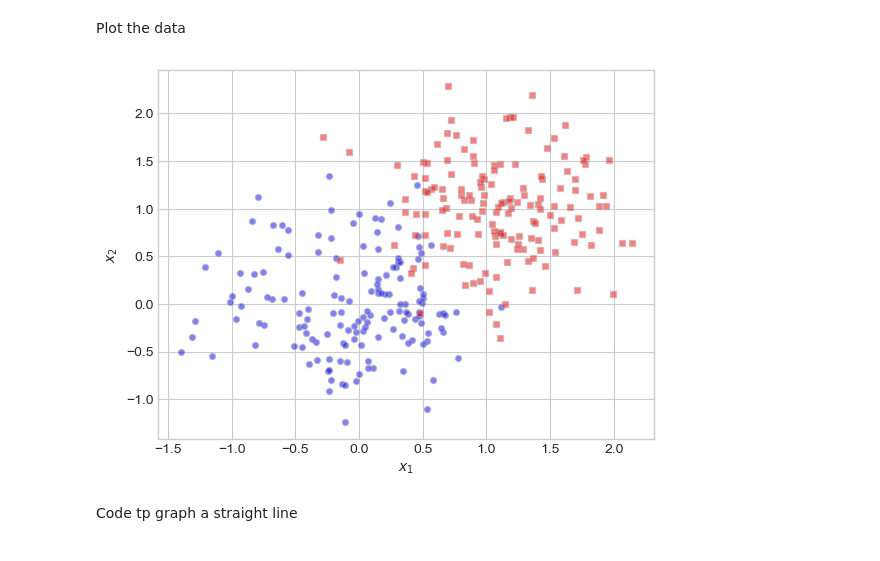
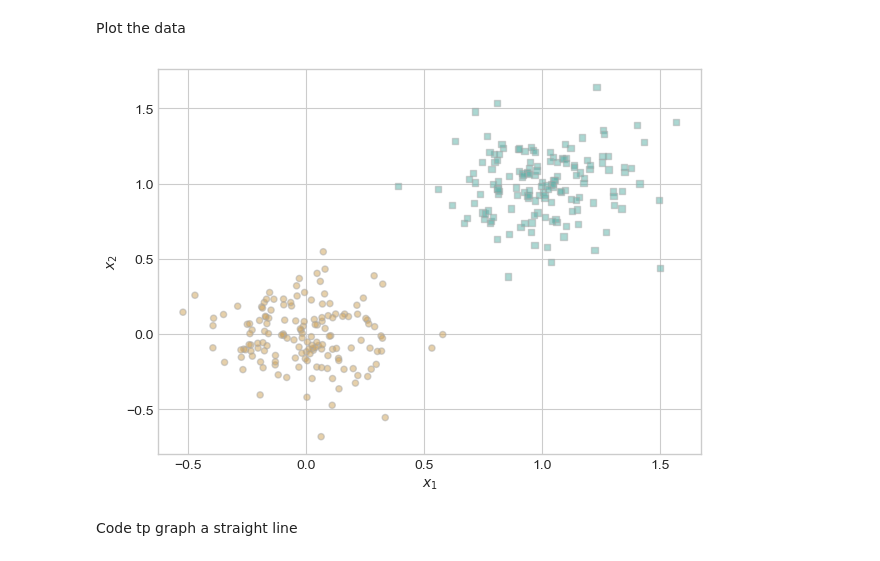
Before and after one commit to lfschweitzer/lfschweitzer.github.io, a Jupyter notebook: posts/post5/homework5.ipynb, the cells around one changed output. Cells and saved outputs as stored; diff of their text form; code cells hidden in the pictures.

```diff
--- a/posts/post5/homework5.ipynb
+++ b/posts/post5/homework5.ipynb
@@ -25,34 +28,37 @@ import torch
 def classification_data(n_points = 300, noise = 0.2, p_dims = 2):
 
     y = torch.arange(n_points) >= int(n_points/2)
-    y = 1.0*y
     X = y[:, None] + torch.normal(0.0, noise, size = (n_points,p_dims))
     X = torch.cat((X, torch.ones((X.shape[0], 1))), 1)
 
+    # convert y from {0, 1} to {-1, 1}
+    y = 2*y - 1
+
     return X, y
 # %% [markdown]
 Plot the data
 # %%
 from matplotlib import pyplot as plt
 plt.style.use('seaborn-v0_8-whitegrid')
 
 def plot_classification_data(X, y, ax):
-    targets = [0, 1]
-    markers = ["o", "s"]
-    colors = ["blue", "red"]
-
+    targets = [-1, 1]
+    markers = ["o" , ","]
     for i in range(2):
         ix = y == targets[i]
-        ax.scatter(X[ix, 0], X[ix, 1], s=20, c=colors[i], cmap='coolwarm', edgecolors='darkgrey', alpha=0.5, marker=markers[i])
-    ax.set(xlabel=r"$x_1$", ylabel=r"$x_2$")
+        ax.scatter(X[ix,0], X[ix,1], s = 20,  c = y[ix], facecolors = "none", edgecolors = "darkgrey", cmap = "BrBG", vmin = -2, vmax = 2, alpha = 0.5, marker = markers[i])
+    ax.set(xlabel = r"$x_1$", ylabel = r"$x_2$")
+
 
 fig, ax = plt.subplots(1, 1)
 
 # p_dims is 2
-X, y = classification_data(noise = 0.5)
+X, y = classification_data(noise = 0.2)
+# print(f"{X=}")
+# print(f"{y=}")
 plot_classification_data(X, y, ax)
 # %% [output]
-[figure, old version]
+[figure, new version]
 # %% [markdown]
 Code tp graph a straight line
 # %%
```
Also changed, not shown: parts of 22 cells of this notebook, 1 other file.
